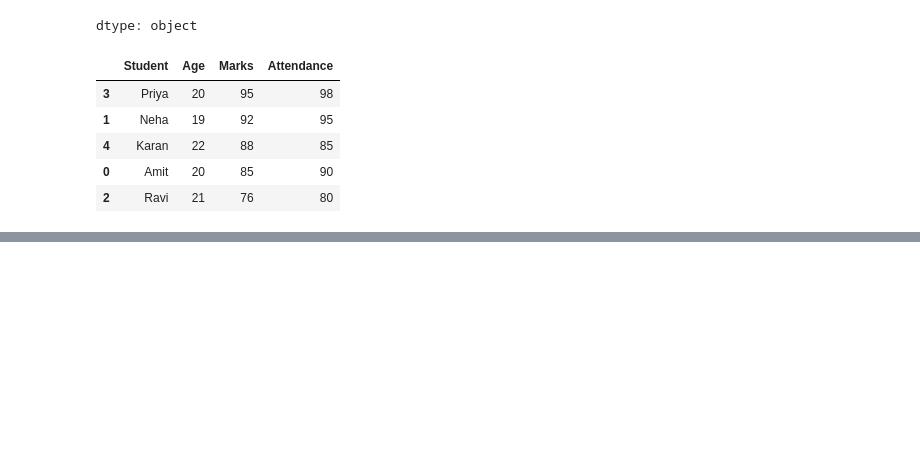
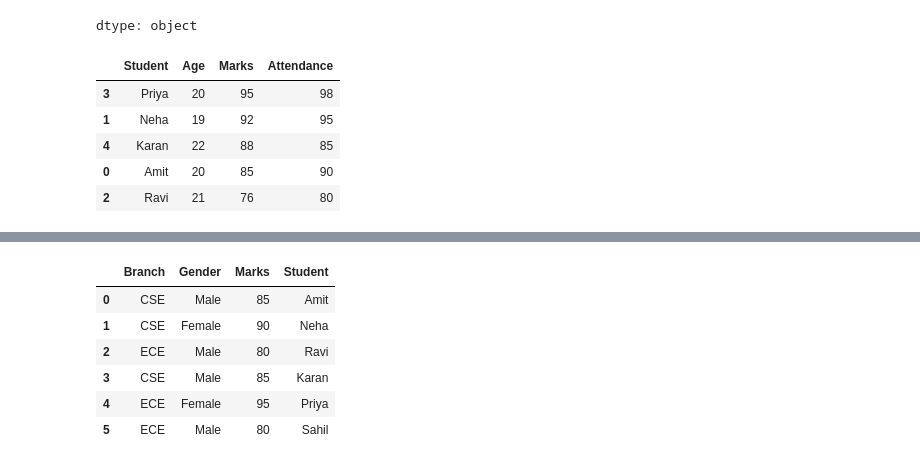
Before and after one commit to AnishShrestha09/pandas, a Jupyter notebook: pandas17.ipynb, the cells around one changed output, grey strips where cells are left out. Saved outputs shown, nothing was run; the diff lists cells and outputs as text; code cells hidden in the pictures; blank space fills up the shorter version.

```diff
--- a/pandas17.ipynb
+++ b/pandas17.ipynb
@@ -112,0 +257,17 @@ df.sort_values(by = "Marks",ascending=False)
+# %%
+df = pd.DataFrame({
+"Branch": ["CSE", "CSE", "ECE", "CSE", "ECE", "ECE"],
+"Gender": ["Male", "Female", "Male", "Male", "Female", "Male"],
+"Marks": [85, 90, 80, 85, 95, 80],
+"Student": ["Amit", "Neha", "Ravi", "Karan", "Priya", "Sahil"]
+})
+# %%
+df
+# %% [output]
+|  | Branch | Gender | Marks | Student |
+| 0 | CSE | Male | 85 | Amit |
+| 1 | CSE | Female | 90 | Neha |
+| 2 | ECE | Male | 80 | Ravi |
+| 3 | CSE | Male | 85 | Karan |
+| 4 | ECE | Female | 95 | Priya |
+| 5 | ECE | Male | 80 | Sahil |
```
Also changed, not shown: parts of 29 cells of this notebook.
